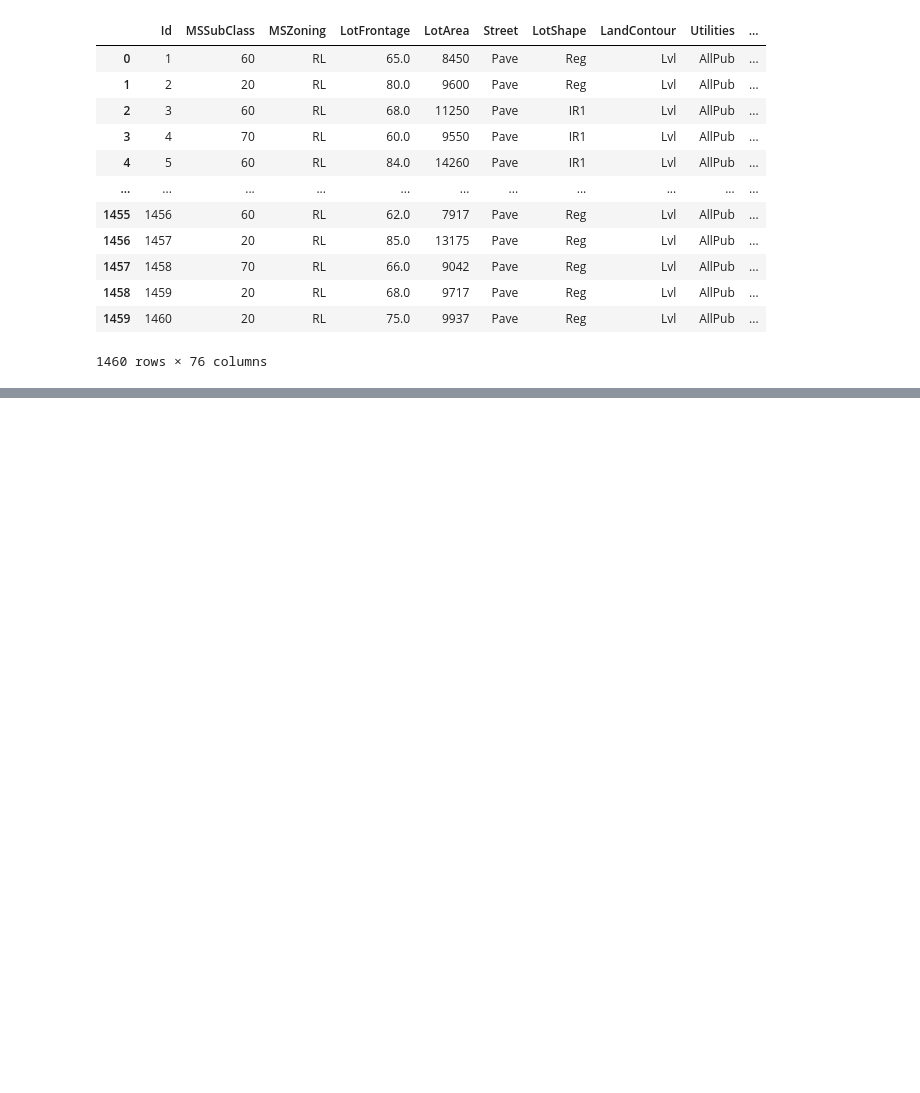
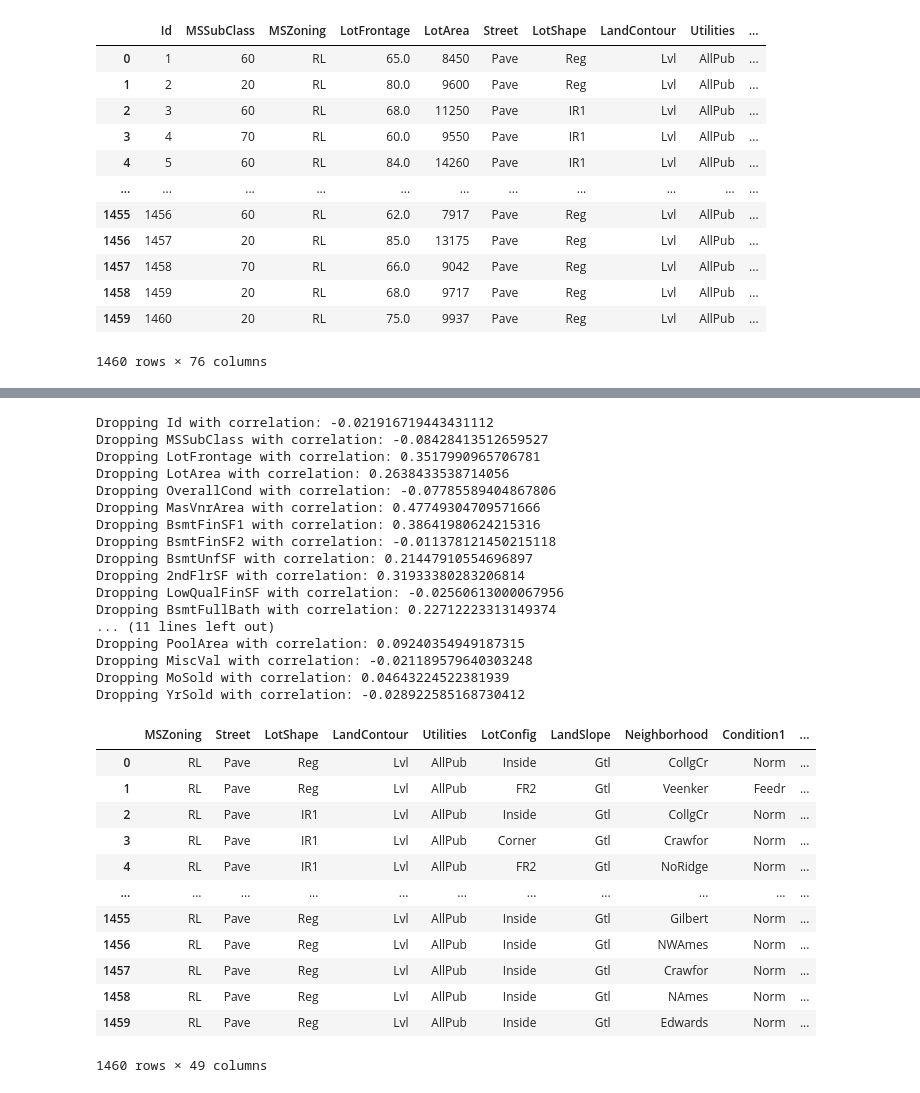
Before and after one commit to MohAsh81/Kaggle, a Jupyter notebook: Advanced_House_Prediction.ipynb, the cells around one changed output, grey strips where cells are left out. Drawn from its saved outputs; the diff is of its cells as text; code cells hidden in the pictures; blank space fills up the shorter version.

```diff
--- a/Advanced_House_Prediction.ipynb
+++ b/Advanced_House_Prediction.ipynb
@@ -69,6 +75,7 @@ df1
 # %%
+# Getting unique values of columns which has missing values
 if null_counts.any():
-    for col in df.columns:
+    for col in df1.columns:
         if null_counts[col] > 0:
             unique_values = df[col].unique()
             print(f"{col}: {unique_values}")
@@ -99,2 +99,0 @@ plt.show()
-# %%
-df1["LotFrontage"] = df1["LotFrontage"].fillna(df1["LotFrontage"].mean())
@@ -110,0 +100,6 @@ plt.scatter(df1["LotFrontage"],df1["SalePrice"])
+# %%
+# Iterate over numeric columns only
+for col in df1.select_dtypes(include=[np.number]).columns:
+    if col != 'SalePrice':  # Exclude 'SalePrice' itself from comparison
+        corr_value = df1['SalePrice'].corr(df1[col])
+        print(f"The {col} corr is : {corr_value}")
@@ -110,0 +124,48 @@ plt.scatter(df1["LotFrontage"],df1["SalePrice"])
+# %%
+# Dropping columns with low correlation
+lower_bound = -0.5
+upper_bound = 0.5
+
+# Find columns whose correlation is between -0.5 and 0.5
+cols_to_drop = []
+
+for col in df1.select_dtypes(include=[np.number]).columns:
+    if col != 'SalePrice':
+        corr_value = df1['SalePrice'].corr(df1[col])
+        if lower_bound < corr_value < upper_bound:
+            cols_to_drop.append(col)
+            print(f"Dropping {col} with correlation: {corr_value}")
+
+# Create a new DataFrame by dropping the selected columns
+df2 = df1.drop(cols_to_drop, axis=1)
+# %% [output]
+Dropping Id with correlation: -0.021916719443431112
+Dropping MSSubClass with correlation: -0.08428413512659527
+Dropping LotFrontage with correlation: 0.3517990965706781
+Dropping LotArea with correlation: 0.2638433538714056
+Dropping OverallCond with correlation: -0.07785589404867806
+Dropping MasVnrArea with correlation: 0.47749304709571666
+Dropping BsmtFinSF1 with correlation: 0.38641980624215316
+Dropping BsmtFinSF2 with correlation: -0.011378121450215118
+Dropping BsmtUnfSF with correlation: 0.21447910554696897
+Dropping 2ndFlrSF with correlation: 0.31933380283206814
+Dropping LowQualFinSF with correlation: -0.02560613000067956
+Dropping BsmtFullBath with correlation: 0.22712223313149374
+... (11 lines left out)
+Dropping PoolArea with correlation: 0.09240354949187315
+Dropping MiscVal with correlation: -0.021189579640303248
+Dropping MoSold with correlation: 0.04643224522381939
+Dropping YrSold with correlation: -0.028922585168730412
+|  | MSZoning | Street | LotShape | LandContour | Utilities | LotConfig | LandSlope | Neighborhood | Condition1 | ... |
+| 0 | RL | Pave | Reg | Lvl | AllPub | Inside | Gtl | CollgCr | Norm | ... |
+| 1 | RL | Pave | Reg | Lvl | AllPub | FR2 | Gtl | Veenker | Feedr | ... |
+| 2 | RL | Pave | IR1 | Lvl | AllPub | Inside | Gtl | CollgCr | Norm | ... |
+| 3 | RL | Pave | IR1 | Lvl | AllPub | Corner | Gtl | Crawfor | Norm | ... |
+| 4 | RL | Pave | IR1 | Lvl | AllPub | FR2 | Gtl | NoRidge | Norm | ... |
+| ... | ... | ... | ... | ... | ... | ... | ... | ... | ... | ... |
+| 1455 | RL | Pave | Reg | Lvl | AllPub | Inside | Gtl | Gilbert | Norm | ... |
+| 1456 | RL | Pave | Reg | Lvl | AllPub | Inside | Gtl | NWAmes | Norm | ... |
+| 1457 | RL | Pave | Reg | Lvl | AllPub | Inside | Gtl | Crawfor | Norm | ... |
+| 1458 | RL | Pave | Reg | Lvl | AllPub | Inside | Gtl | NAmes | Norm | ... |
+| 1459 | RL | Pave | Reg | Lvl | AllPub | Inside | Gtl | Edwards | Norm | ... |
+1460 rows × 49 columns
```
Also changed, not shown: parts of 10 cells of this notebook.
